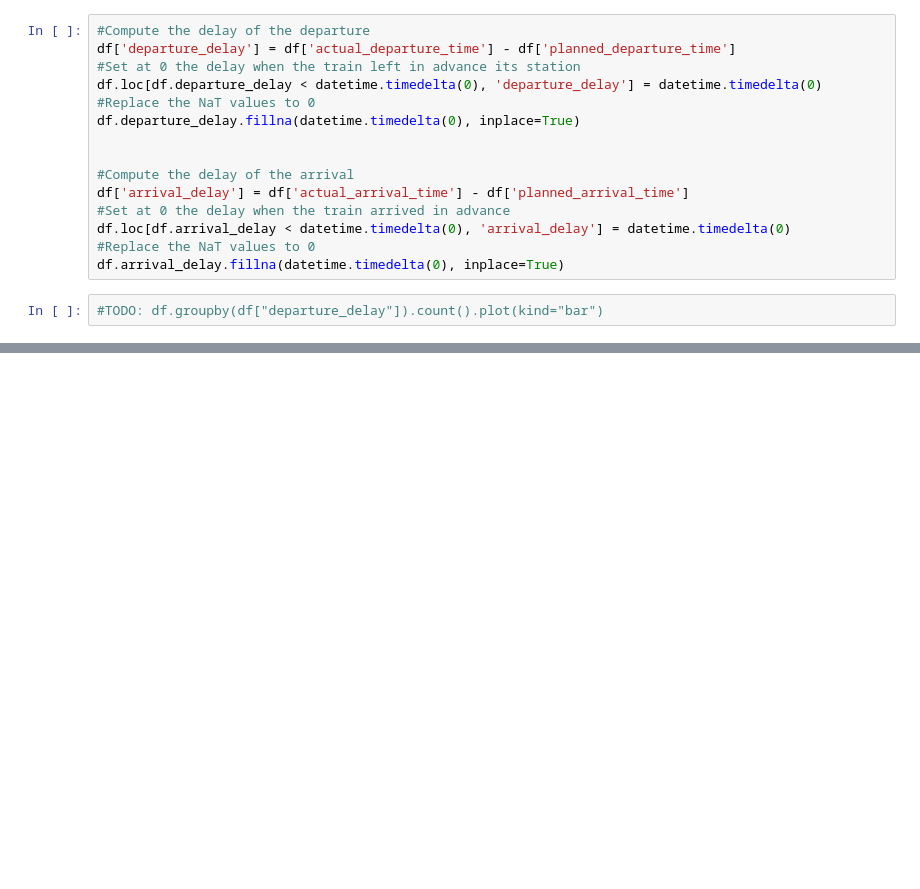
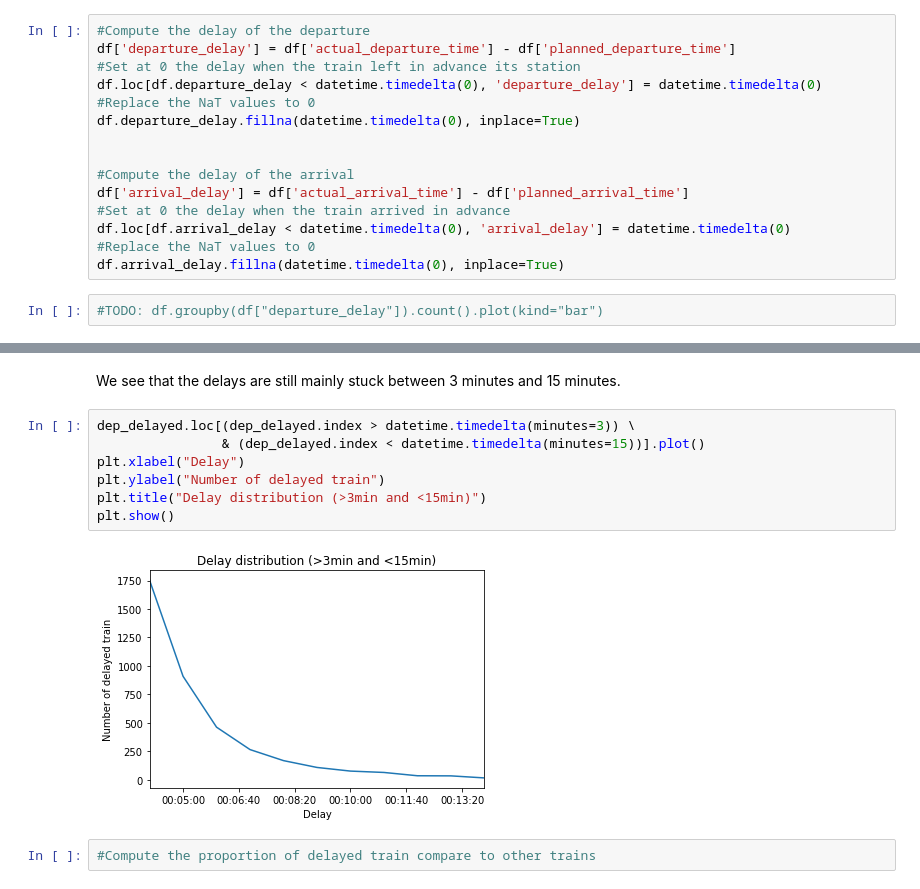
Before and after one commit to dimitriLallement/ADA-Project-2019, a Jupyter notebook: Project1.ipynb, the cells around one changed output, grey strips where cells are left out. Drawn from its saved outputs; the diff is of its cells as text; blank space fills up the shorter version.

```diff
--- a/Project1.ipynb
+++ b/Project1.ipynb
@@ -174,0 +212,13 @@ df.arrival_delay.fillna(datetime.timedelta(0), inplace=True)
+# %% [markdown]
+We see that the delays are still mainly stuck between 3 minutes and 15 minutes.
+# %%
+dep_delayed.loc[(dep_delayed.index > datetime.timedelta(minutes=3)) \
+                & (dep_delayed.index < datetime.timedelta(minutes=15))].plot()
+plt.xlabel("Delay")
+plt.ylabel("Number of delayed train")
+plt.title("Delay distribution (>3min and <15min)")
+plt.show()
+# %% [output]
+[figure, added]
+# %%
+#Compute the proportion of delayed train compare to other trains
```
Also changed, not shown: parts of 9 cells of this notebook.
